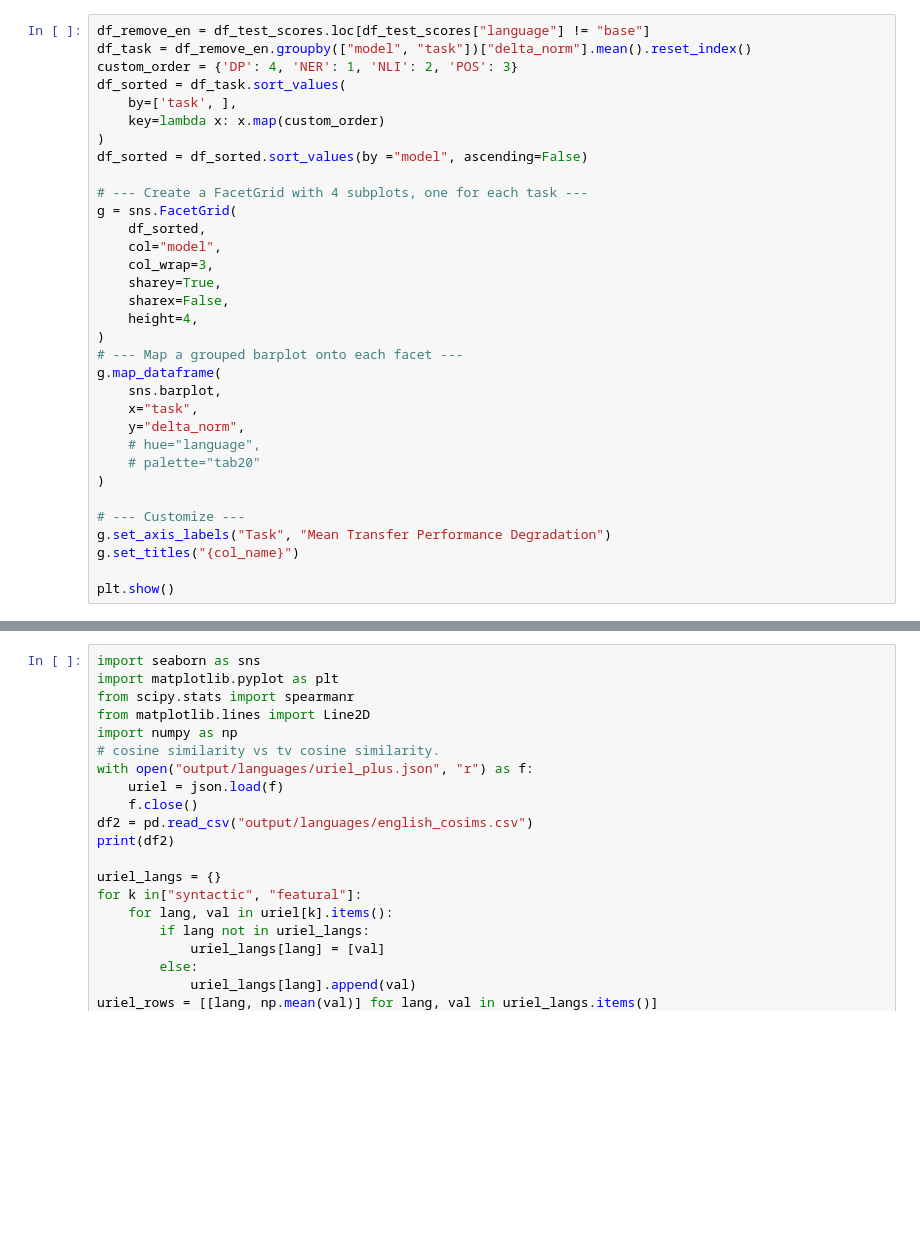
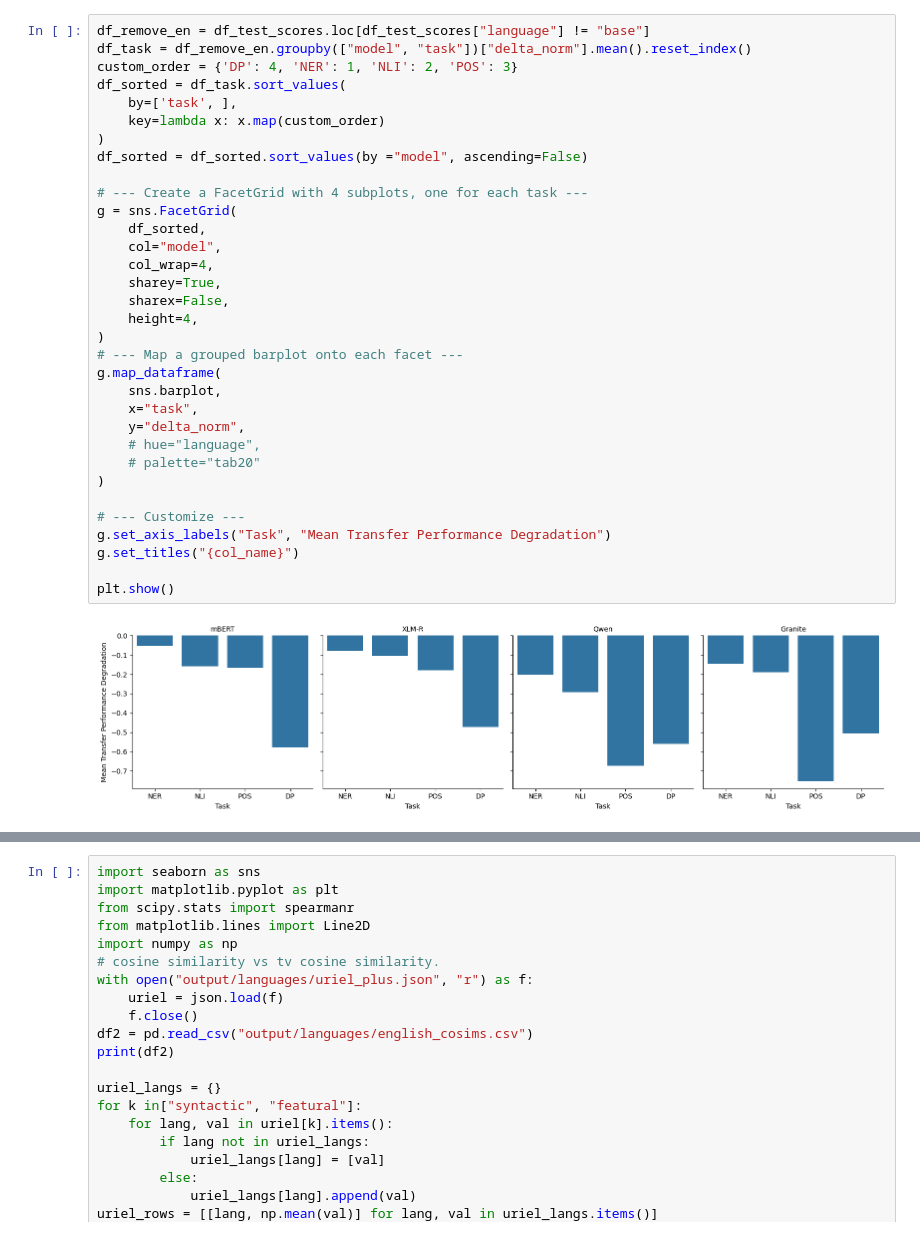
Before and after one commit to erafkin/xling_task_transfer, a Jupyter notebook: notebooks/figure_generation.ipynb, the cells around one changed output, grey strips where cells are left out. Cells and saved outputs as stored; diff of their text form; blank space fills up the shorter version.

```diff
--- a/notebooks/figure_generation.ipynb
+++ b/notebooks/figure_generation.ipynb
@@ -157,34 +223,36 @@ df_remove_en = df_test_scores.loc[df_test_scores["language"] != "base"]
 df_task = df_remove_en.groupby(["model", "task"])["delta_norm"].mean().reset_index()
 custom_order = {'DP': 4, 'NER': 1, 'NLI': 2, 'POS': 3}
 df_sorted = df_task.sort_values(
     by=['task', ],
     key=lambda x: x.map(custom_order)
 )
 df_sorted = df_sorted.sort_values(by ="model", ascending=False)
 
 # --- Create a FacetGrid with 4 subplots, one for each task ---
 g = sns.FacetGrid(
     df_sorted,
     col="model",
-    col_wrap=3,
+    col_wrap=4,
     sharey=True,
     sharex=False,
     height=4,
 )
 # --- Map a grouped barplot onto each facet ---
 g.map_dataframe(
     sns.barplot,
     x="task",
     y="delta_norm",
     # hue="language",
     # palette="tab20"
 )
 
 # --- Customize ---
 g.set_axis_labels("Task", "Mean Transfer Performance Degradation")
 g.set_titles("{col_name}")
 
 plt.show()
+# %% [output]
+[figure, added]
 # %%
 df_remove_en = df_test_scores.loc[df_test_scores["language"] != "base"]
 
```
Also changed, not shown: parts of 12 cells of this notebook, 3 other files.
